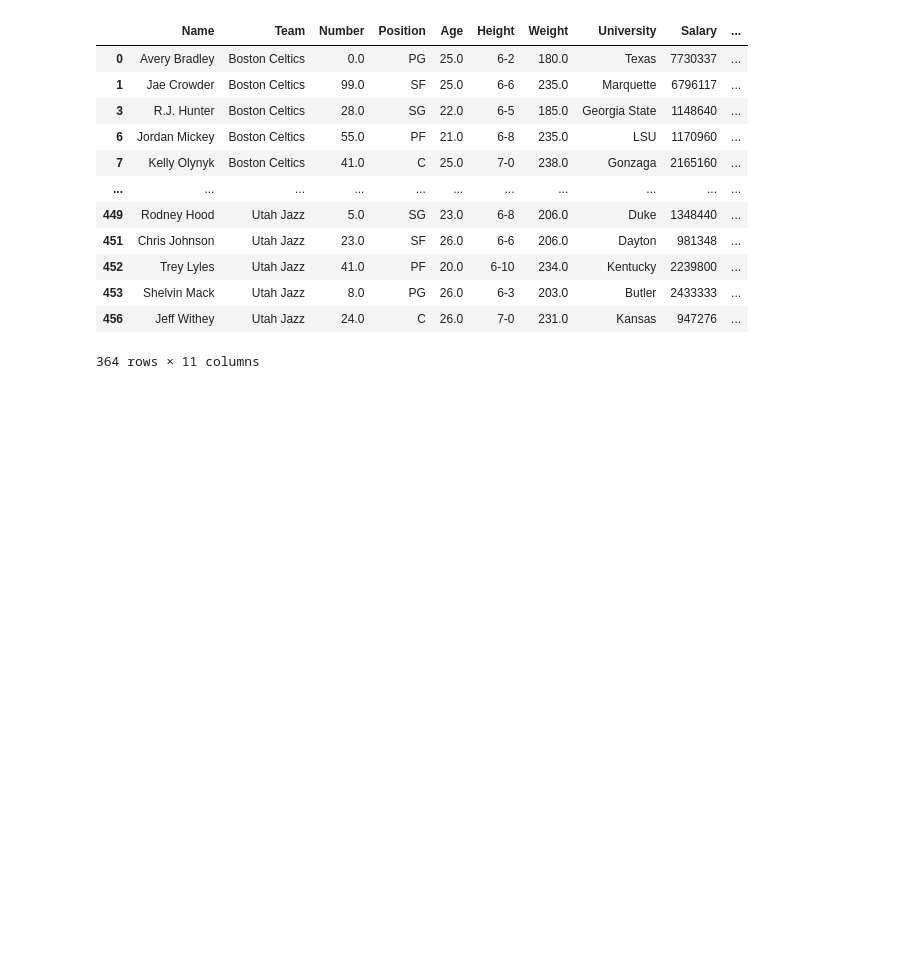
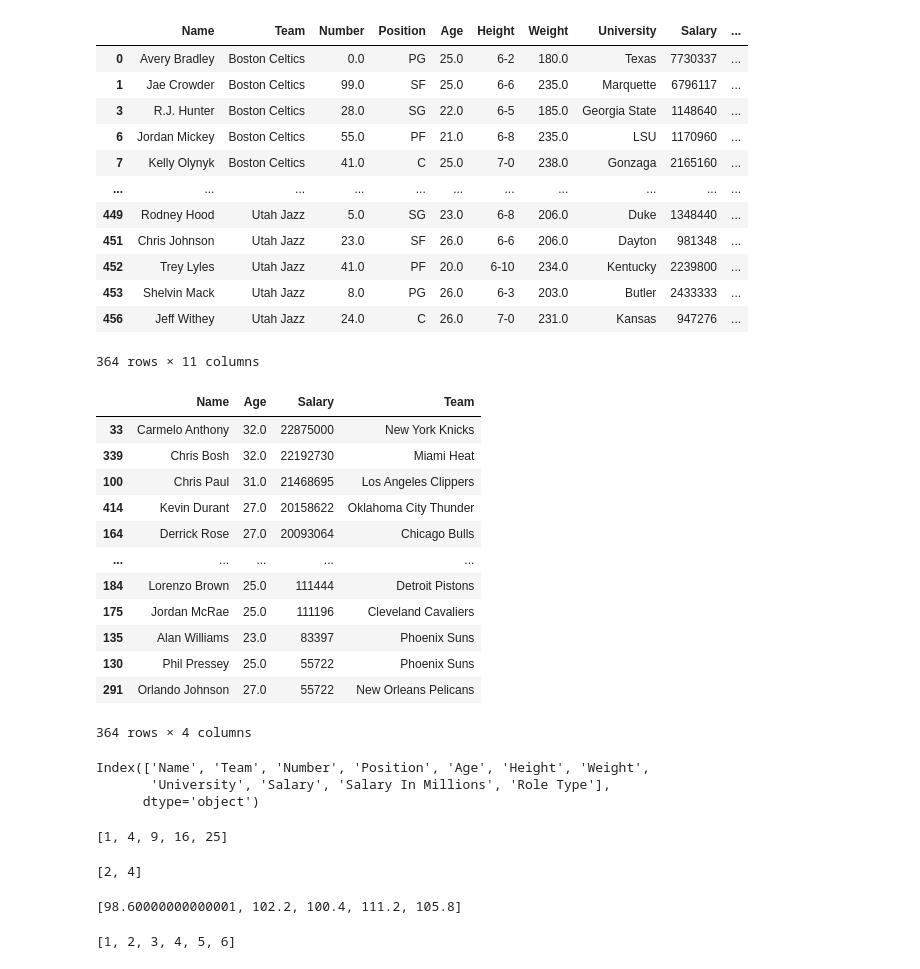
Before and after one commit to Pirate-Nirav/MachineLearning, a Jupyter notebook: PandasRevise.ipynb, the cells around one changed output. Cells and saved outputs as stored; diff of their text form; code cells hidden in the pictures; blank space fills up the shorter version.

```diff
--- a/PandasRevise.ipynb
+++ b/PandasRevise.ipynb
@@ -1391,3 +1382,49 @@ df
 | 453 | Shelvin Mack | Utah Jazz | 8.0 | PG | 26.0 | 6-3 | 203.0 | Butler | 2433333 | ... |
 | 456 | Jeff Withey | Utah Jazz | 24.0 | C | 26.0 | 7-0 | 231.0 | Kansas | 947276 | ... |
 364 rows × 11 columns
+# %%
+df[['Name','Age','Salary','Team']].sort_values(ascending=False, by='Salary')
+# %% [output]
+|  | Name | Age | Salary | Team |
+| 33 | Carmelo Anthony | 32.0 | 22875000 | New York Knicks |
+| 339 | Chris Bosh | 32.0 | 22192730 | Miami Heat |
+| 100 | Chris Paul | 31.0 | 21468695 | Los Angeles Clippers |
+| 414 | Kevin Durant | 27.0 | 20158622 | Oklahoma City Thunder |
+| 164 | Derrick Rose | 27.0 | 20093064 | Chicago Bulls |
+| ... | ... | ... | ... | ... |
+| 184 | Lorenzo Brown | 25.0 | 111444 | Detroit Pistons |
+| 175 | Jordan McRae | 25.0 | 111196 | Cleveland Cavaliers |
+| 135 | Alan Williams | 23.0 | 83397 | Phoenix Suns |
+| 130 | Phil Pressey | 25.0 | 55722 | Phoenix Suns |
+| 291 | Orlando Johnson | 27.0 | 55722 | New Orleans Pelicans |
+364 rows × 4 columns
+# %%
+df.columns
+# %% [output]
+Index(['Name', 'Team', 'Number', 'Position', 'Age', 'Height', 'Weight',
+       'University', 'Salary', 'Salary In Millions', 'Role Type'],
+      dtype='object')
+# %%
+a = [1,2,3,4,5]
+
+res = [val ** 2 for val in a ]
+res
+# %% [output]
+[1, 4, 9, 16, 25]
+# %%
+res = [val for val in a if val % 2 == 0]
+res
+# %% [output]
+[2, 4]
+# %%
+c= [37,39,38,44,41]
+fran = [(val*(9/5)+32) for val in c ]
+fran
+# %% [output]
+[98.60000000000001, 102.2, 100.4, 111.2, 105.8]
+# %%
+li = [[1, 2], [3, 4], [5, 6]]
+fl = [item  for sub in li for item in sub]
+fl
+# %% [output]
+[1, 2, 3, 4, 5, 6]
```
Also changed, not shown: parts of 6 cells of this notebook.
